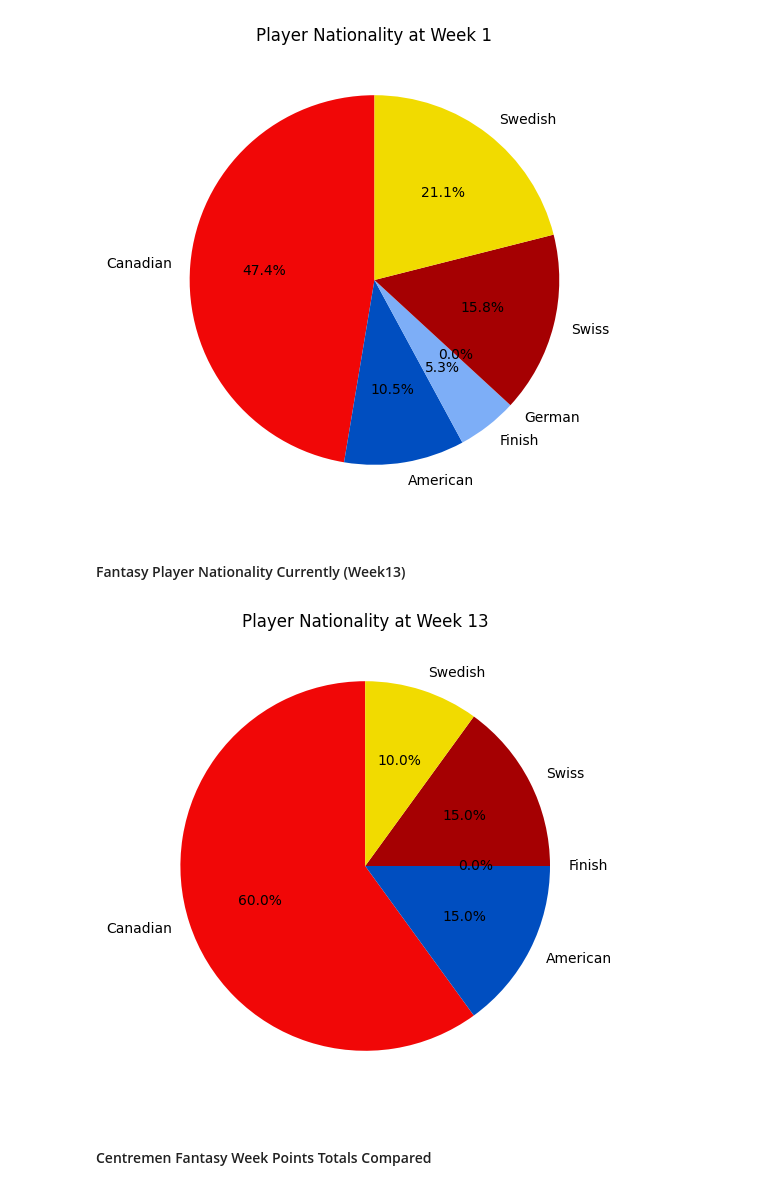
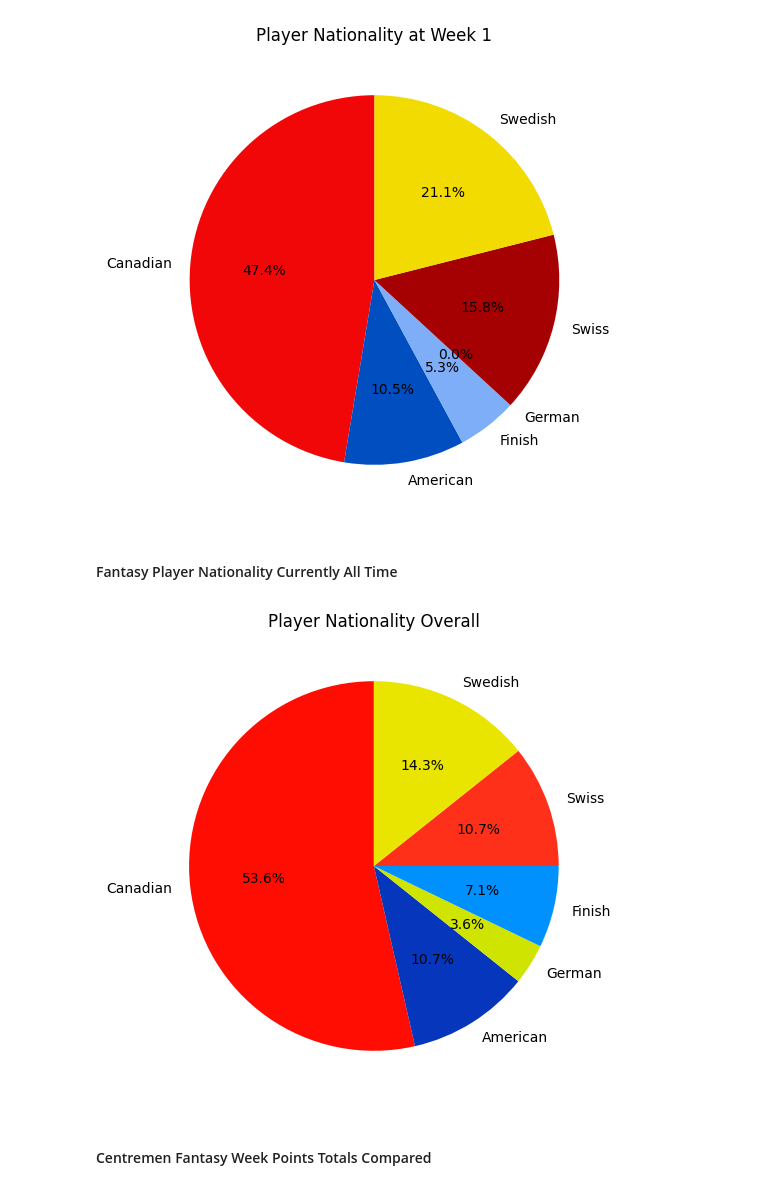
Before and after one commit to carsonbennett1/Hockey-Player-Analysis-Project, a Jupyter notebook: Fantasy_Analysis.ipynb, the cells around one changed output. Saved outputs shown, nothing was run; the diff lists cells and outputs as text; code cells hidden in the pictures.

Commit message:
nationality_updates

```diff
--- a/Fantasy_Analysis.ipynb
+++ b/Fantasy_Analysis.ipynb
@@ -55,32 +55,33 @@ plt.show()
 # %% [output]
 [figure]
 # %% [markdown]
-#### Fantasy Player Nationality Currently (Week13)
+#### Fantasy Player Nationality Currently All Time
 # %%
 #Get Pie Chart Labels
-labels = ['Canadian', 'American', 'Finish', 'Swiss', 'Swedish']
+labels = ['Canadian', 'American', 'German', 'Finish', 'Swiss', 'Swedish']
 
 # Get Player Nationalities
 # Players must have played in Week6
-canadian = df[(df['Nationality'] == 'CAN') & (~pd.isna(df['Week13']))]
-american = df[(df['Nationality'] == 'USA') & (~pd.isna(df['Week13']))]
-swiss = df[(df['Nationality'] == 'SWI') & (~pd.isna(df['Week13']))]
-finish = df[(df['Nationality'] == 'FIN') & (~pd.isna(df['Week13']))]
-swedish = df[(df['Nationality'] == 'SWE') & (~pd.isna(df['Week13']))]
+canadian = df[df['Nationality'] == 'CAN']
+american = df[df['Nationality'] == 'USA']
+german = df[df['Nationality'] == 'GER']
+swiss = df[df['Nationality'] == 'SWI']
+finish = df[df['Nationality'] == 'FIN']
+swedish = df[df['Nationality'] == 'SWE']
 
 # Get Player Nationality Numbers
-nums = [canadian['Name'].count(), american['Name'].count(), finish['Name'].count(),
+nums = [canadian['Name'].count(), american['Name'].count(), german['Name'].count(), finish['Name'].count(),
         swiss['Name'].count(), swedish['Name'].count()]
 
 plt.figure(figsize=(10,6))
 
 # Show Distribution
 plt.pie(nums, labels=labels, autopct='%1.1f%%', startangle=90,
-    colors=['#f10707', '#004ec0', '#ffd131', '#a50002', '#f1db00'])
-plt.title("Player Nationality at Week 13")
+    colors=['#ff0c02', '#0536bc', '#cfe400', '#0091ff', '#ff301a', '#eae500'])
+plt.title("Player Nationality Overall")
 plt.show()
 # %% [output]
-[figure, old version]
+[figure, new version]
 # %% [markdown]
 #### Centremen Fantasy Week Points Totals Compared
 # %%
```
Also changed, not shown: parts of 1 cell of this notebook, 2 other files.
